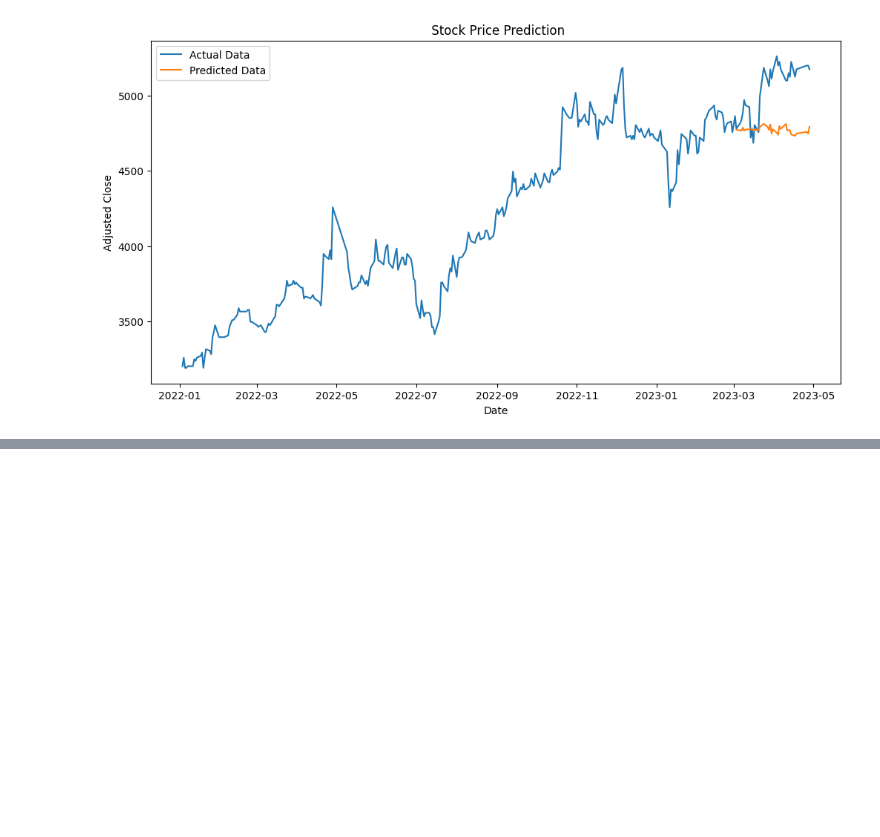
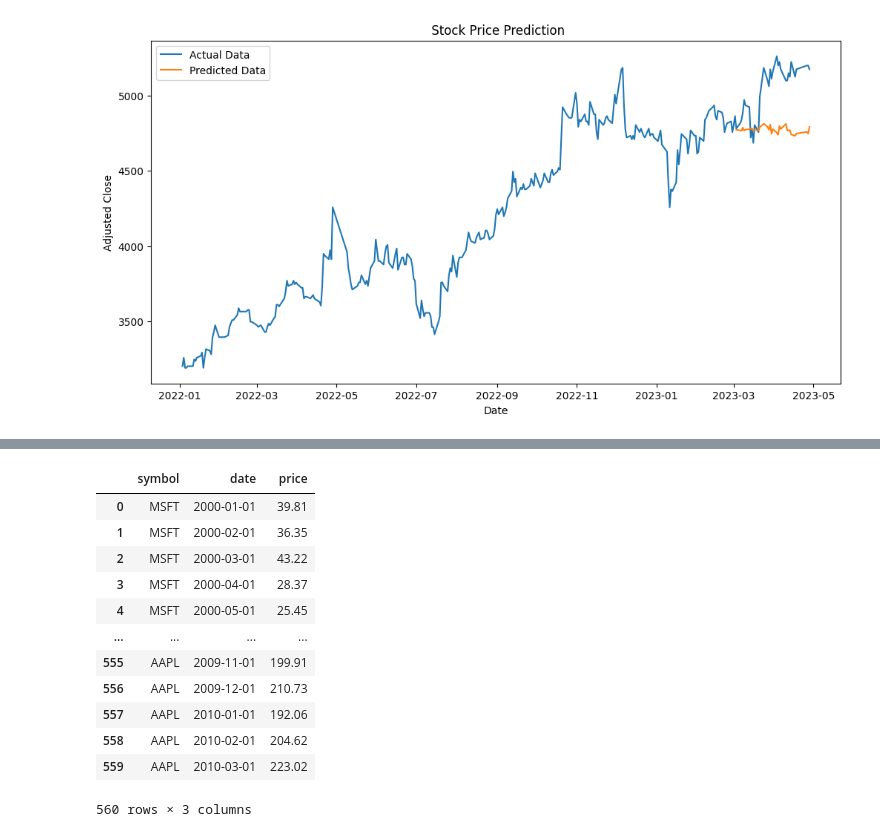
Before and after one commit to tgaufa/stock_prediction_time_series_modelling, a Jupyter notebook: 3. modelling_ts.ipynb, the cells around one changed output, grey strips where cells are left out. Drawn from its saved outputs; the diff is of its cells as text; code cells hidden in the pictures; blank space fills up the shorter version.

```diff
--- a/3. modelling_ts.ipynb
+++ b/3. modelling_ts.ipynb
@@ -376,0 +358,19 @@ predict_price = util.pickle_load(params["predict_dataset_path"])
+# %%
+from vega_datasets import data
+
+source = data.stocks()
+source
+# %% [output]
+|  | symbol | date | price |
+| 0 | MSFT | 2000-01-01 | 39.81 |
+| 1 | MSFT | 2000-02-01 | 36.35 |
+| 2 | MSFT | 2000-03-01 | 43.22 |
+| 3 | MSFT | 2000-04-01 | 28.37 |
+| 4 | MSFT | 2000-05-01 | 25.45 |
+| ... | ... | ... | ... |
+| 555 | AAPL | 2009-11-01 | 199.91 |
+| 556 | AAPL | 2009-12-01 | 210.73 |
+| 557 | AAPL | 2010-01-01 | 192.06 |
+| 558 | AAPL | 2010-02-01 | 204.62 |
+| 559 | AAPL | 2010-03-01 | 223.02 |
+560 rows × 3 columns
```
Also changed, not shown: parts of 11 cells of this notebook, 10 other files.
